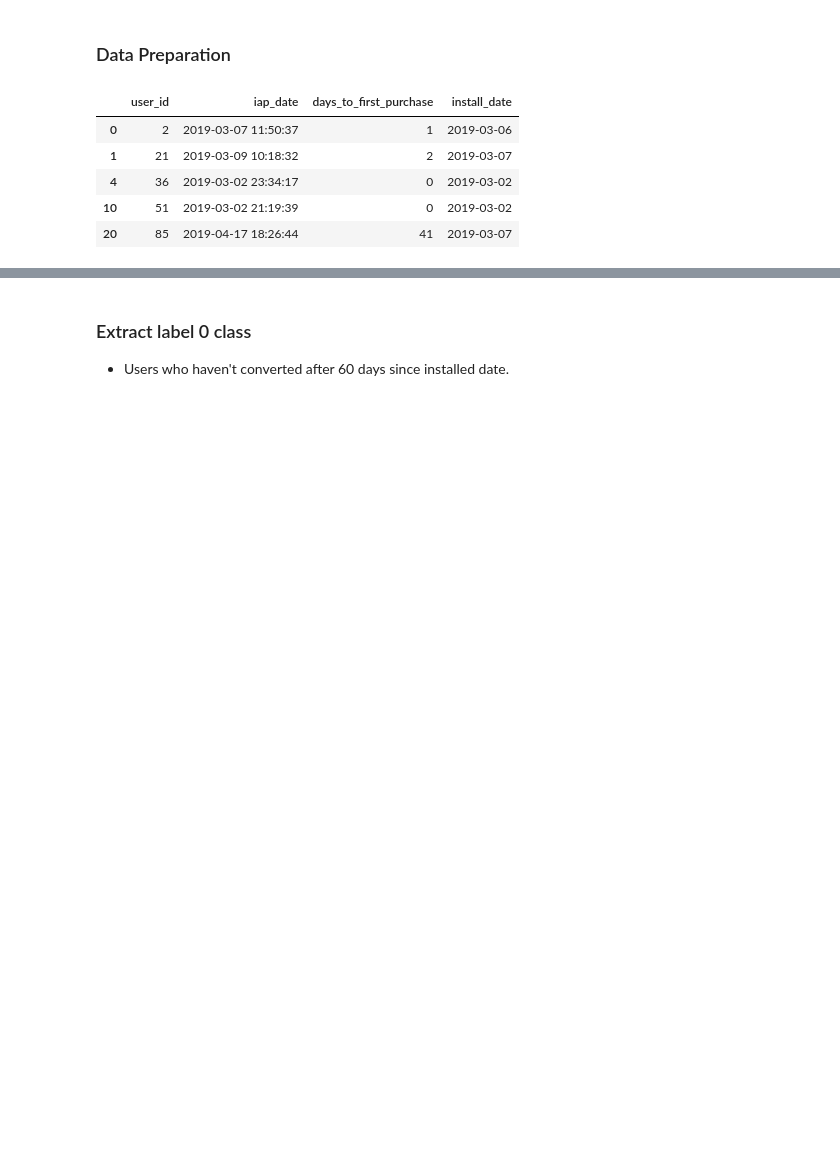
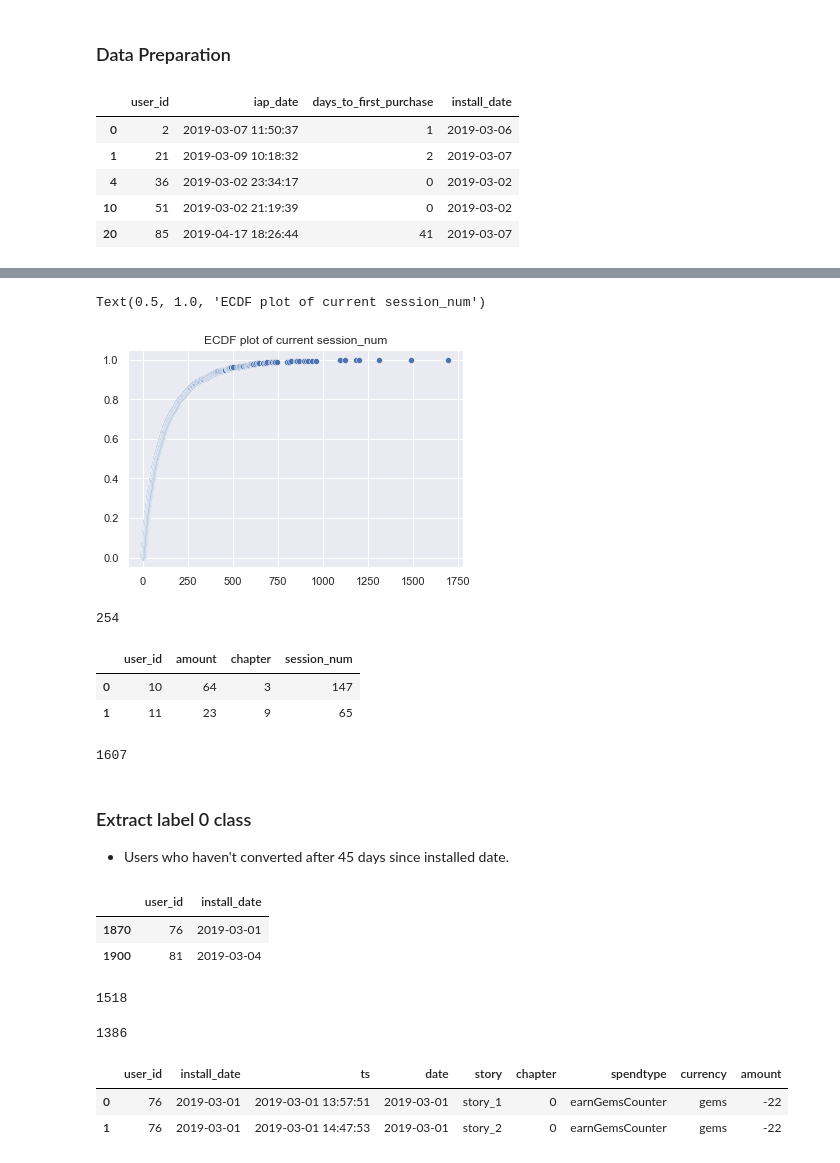
Before and after one commit to nghitrampham/data_assessments, a Jupyter notebook: pg_da_ds_homework/retention_model.ipynb, the cells around one changed output, grey strips where cells are left out. Drawn from its saved outputs; the diff is of its cells as text; code cells hidden in the pictures; blank space fills up the shorter version.

```diff
--- a/pg_da_ds_homework/retention_model.ipynb
+++ b/pg_da_ds_homework/retention_model.ipynb
@@ -82,3 +163,57 @@ sessions_df["ts"].max()
+# %%
+NPU_users_session = pd.merge(NPU_active_users, sessions_df, on="user_id")
+idx = NPU_users_session.groupby("user_id")["session_num"].transform(max) == NPU_users_session["session_num"]
+session_test = NPU_users_session[idx]
+session_test = session_test[["user_id", "session_num"]].drop_duplicates()
+sns.set()
+x_ecdf, y_ecdf = ecdf(session_test["session_num"])
+sns.scatterplot(x=x_ecdf, y=y_ecdf)
+plt.title("ECDF plot of current session_num")
+# %% [output]
+Text(0.5, 1.0, 'ECDF plot of current session_num')
+[figure, added]
+# %%
+df_temp = pd.merge(gems_NPU, chapter_NPU, on="user_id")
+df_temp1 = pd.merge(df_temp, session_test, on="user_id")
+df_temp1[(df_temp1.chapter <10) & (df_temp1.amount <=50)  & (df_temp1.session_num >= 100)]["user_id"].nunique()
+# %% [output]
+254
+# %%
+df_temp1.head(2)
+# %% [output]
+|  | user_id | amount | chapter | session_num |
+| 0 | 10 | 64 | 3 | 147 |
+| 1 | 11 | 23 | 9 | 65 |
+# %%
+test_users = df_temp1["user_id"].drop_duplicates()
+len(test_users)
+# %% [output]
+1607
 # %% [markdown]
 ### Extract label 0 class
-- Users who haven't converted after 60 days since installed date.
+- Users who haven't converted after 45 days since installed date.
+# %%
+label0_users_df = session_non_payer_df[(session_non_payer_df["days_to_most_recent"] <= 25)\
+                                        & ((session_non_payer_df["days_to_most_recent"] > 10))]
+label0_users_df = label0_users_df[["user_id", "install_date"]].drop_duplicates()
+label0_users_df = label0_users_df[~label0_users_df["user_id"].isin(set(NPU_active_users["user_id"]))]
+label0_users_df.head(2)
+# %% [output]
+|  | user_id | install_date |
+| 1870 | 76 | 2019-03-01 |
+| 1900 | 81 | 2019-03-04 |
+# %%
+label0_users_df["user_id"].nunique()
+# %% [output]
+1518
+# %%
+label0_users_spending = pd.merge(label0_users_df, spending_df, on="user_id")
+label0_users_spending["user_id"].nunique()
+# %% [output]
+1386
+# %%
+label0_users_spending.head(2)
+# %% [output]
+|  | user_id | install_date | ts | date | story | chapter | spendtype | currency | amount |
+| 0 | 76 | 2019-03-01 | 2019-03-01 13:57:51 | 2019-03-01 | story_1 | 0 | earnGemsCounter | gems | -22 |
+| 1 | 76 | 2019-03-01 | 2019-03-01 14:47:53 | 2019-03-01 | story_2 | 0 | earnGemsCounter | gems | -22 |
```
Also changed, not shown: parts of 28 cells of this notebook, 1 other file.
